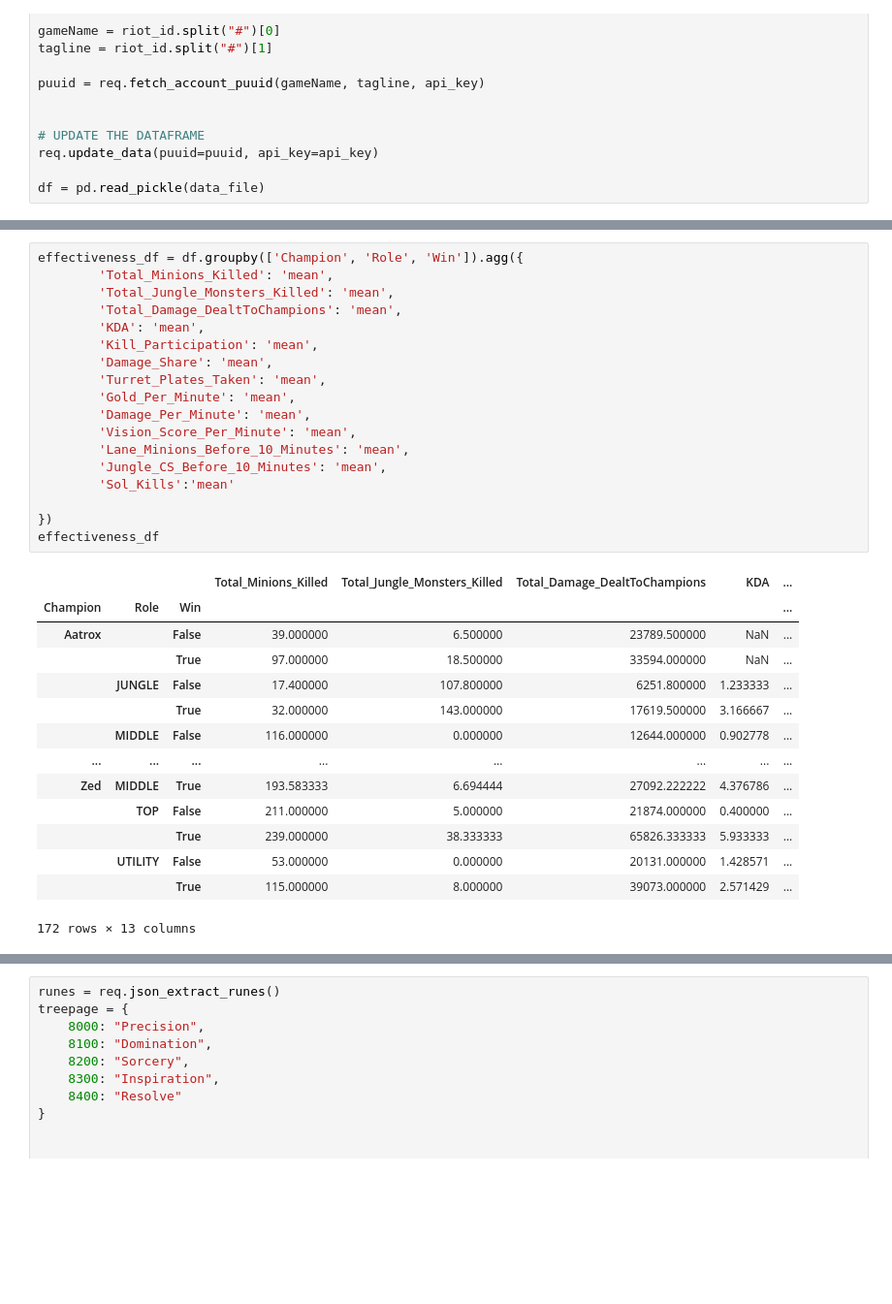
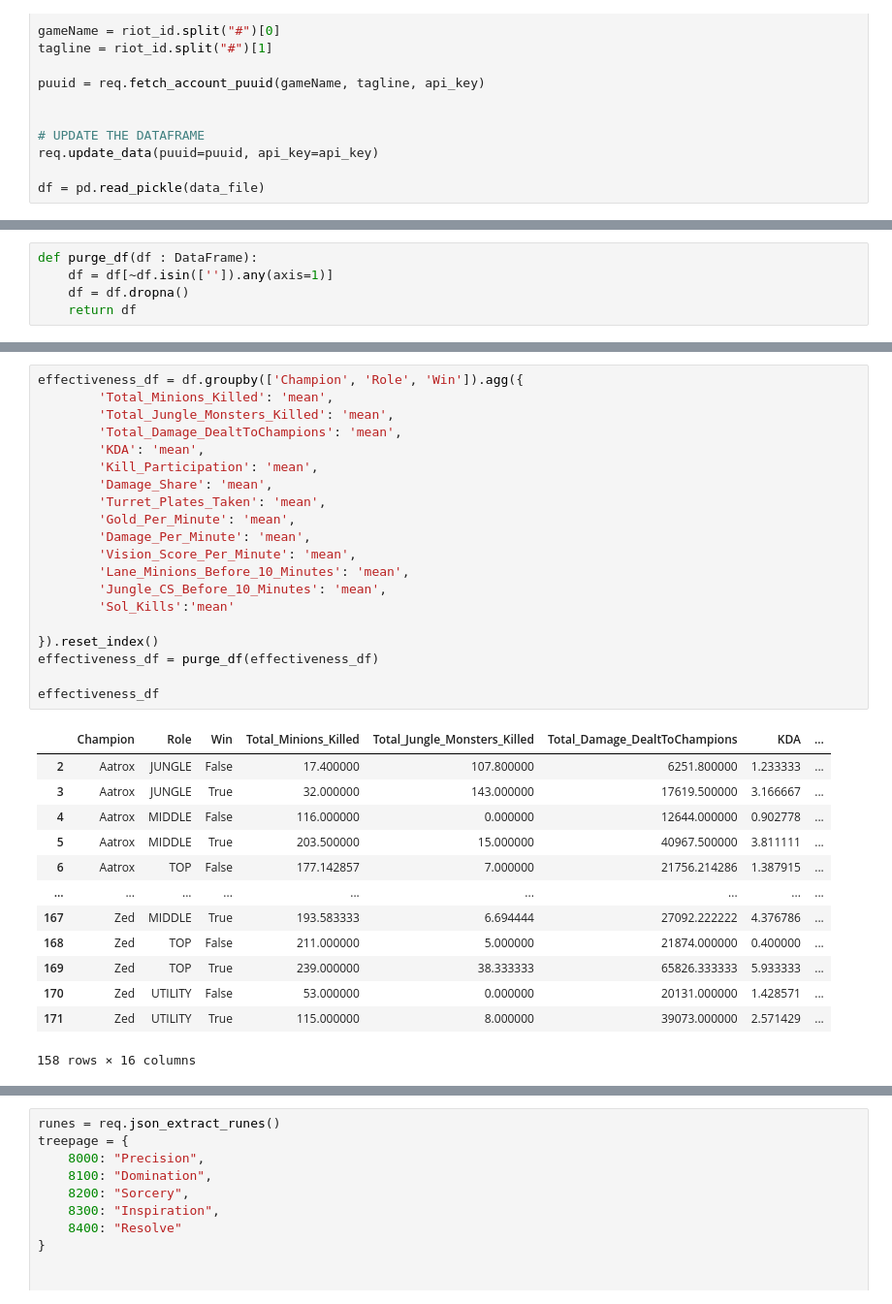
Before and after one commit to Ferix8475/LoL, a Jupyter notebook: sandbox.ipynb, the cells around one changed output, grey strips where cells are left out. Shown: that part at 97% size. Drawn from its saved outputs; the diff is of its cells as text; blank space fills up the shorter version.

Commit message:
added a method to help clean up the dataframes

```diff
--- a/sandbox.ipynb
+++ b/sandbox.ipynb
@@ -42,0 +27,5 @@ df
+# %%
+def purge_df(df : DataFrame):
+    df = df[~df.isin(['']).any(axis=1)]
+    df = df.dropna()
+    return df
@@ -43,36 +78,37 @@ df
 # %%
 effectiveness_df = df.groupby(['Champion', 'Role', 'Win']).agg({
         'Total_Minions_Killed': 'mean',
         'Total_Jungle_Monsters_Killed': 'mean',
         'Total_Damage_DealtToChampions': 'mean',
         'KDA': 'mean',
         'Kill_Participation': 'mean',
         'Damage_Share': 'mean',
         'Turret_Plates_Taken': 'mean',
         'Gold_Per_Minute': 'mean',
         'Damage_Per_Minute': 'mean',
         'Vision_Score_Per_Minute': 'mean',
         'Lane_Minions_Before_10_Minutes': 'mean',
         'Jungle_CS_Before_10_Minutes': 'mean',
         'Sol_Kills':'mean'
 
-})
+}).reset_index()
+effectiveness_df = purge_df(effectiveness_df)
+
 effectiveness_df
 # %% [output]
-|  |  |  | Total_Minions_Killed | Total_Jungle_Monsters_Killed | Total_Damage_DealtToChampions | KDA | ... |
-| Champion | Role | Win |  |  |  |  | ... |
-| Aatrox |  | False | 39.000000 | 6.500000 | 23789.500000 | NaN | ... |
-|  |  | True | 97.000000 | 18.500000 | 33594.000000 | NaN | ... |
-|  | JUNGLE | False | 17.400000 | 107.800000 | 6251.800000 | 1.233333 | ... |
-|  |  | True | 32.000000 | 143.000000 | 17619.500000 | 3.166667 | ... |
-|  | MIDDLE | False | 116.000000 | 0.000000 | 12644.000000 | 0.902778 | ... |
-| ... | ... | ... | ... | ... | ... | ... | ... |
-| Zed | MIDDLE | True | 193.583333 | 6.694444 | 27092.222222 | 4.376786 | ... |
-|  | TOP | False | 211.000000 | 5.000000 | 21874.000000 | 0.400000 | ... |
-|  |  | True | 239.000000 | 38.333333 | 65826.333333 | 5.933333 | ... |
-|  | UTILITY | False | 53.000000 | 0.000000 | 20131.000000 | 1.428571 | ... |
-|  |  | True | 115.000000 | 8.000000 | 39073.000000 | 2.571429 | ... |
+|  | Champion | Role | Win | Total_Minions_Killed | Total_Jungle_Monsters_Killed | Total_Damage_DealtToChampions | KDA | ... |
+| 2 | Aatrox | JUNGLE | False | 17.400000 | 107.800000 | 6251.800000 | 1.233333 | ... |
+| 3 | Aatrox | JUNGLE | True | 32.000000 | 143.000000 | 17619.500000 | 3.166667 | ... |
+| 4 | Aatrox | MIDDLE | False | 116.000000 | 0.000000 | 12644.000000 | 0.902778 | ... |
+| 5 | Aatrox | MIDDLE | True | 203.500000 | 15.000000 | 40967.500000 | 3.811111 | ... |
+| 6 | Aatrox | TOP | False | 177.142857 | 7.000000 | 21756.214286 | 1.387915 | ... |
+| ... | ... | ... | ... | ... | ... | ... | ... | ... |
+| 167 | Zed | MIDDLE | True | 193.583333 | 6.694444 | 27092.222222 | 4.376786 | ... |
+| 168 | Zed | TOP | False | 211.000000 | 5.000000 | 21874.000000 | 0.400000 | ... |
+| 169 | Zed | TOP | True | 239.000000 | 38.333333 | 65826.333333 | 5.933333 | ... |
+| 170 | Zed | UTILITY | False | 53.000000 | 0.000000 | 20131.000000 | 1.428571 | ... |
+| 171 | Zed | UTILITY | True | 115.000000 | 8.000000 | 39073.000000 | 2.571429 | ... |
-172 rows × 13 columns
+158 rows × 16 columns
 # %%
 winrate_by_role = df.groupby(['Champion', 'Role']).agg(
     Winrate=('Win', 'mean'),
```
Also changed, not shown: parts of 9 cells of this notebook, 3 other files.
